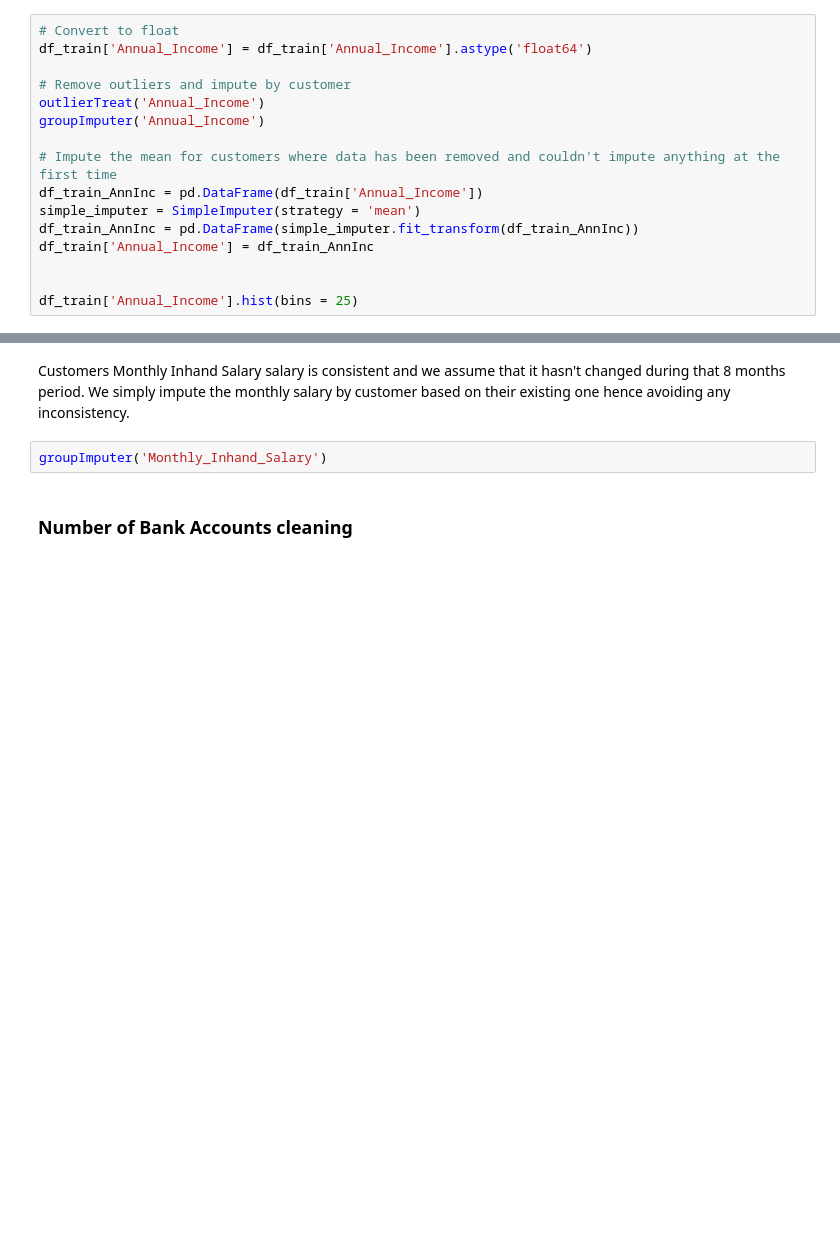
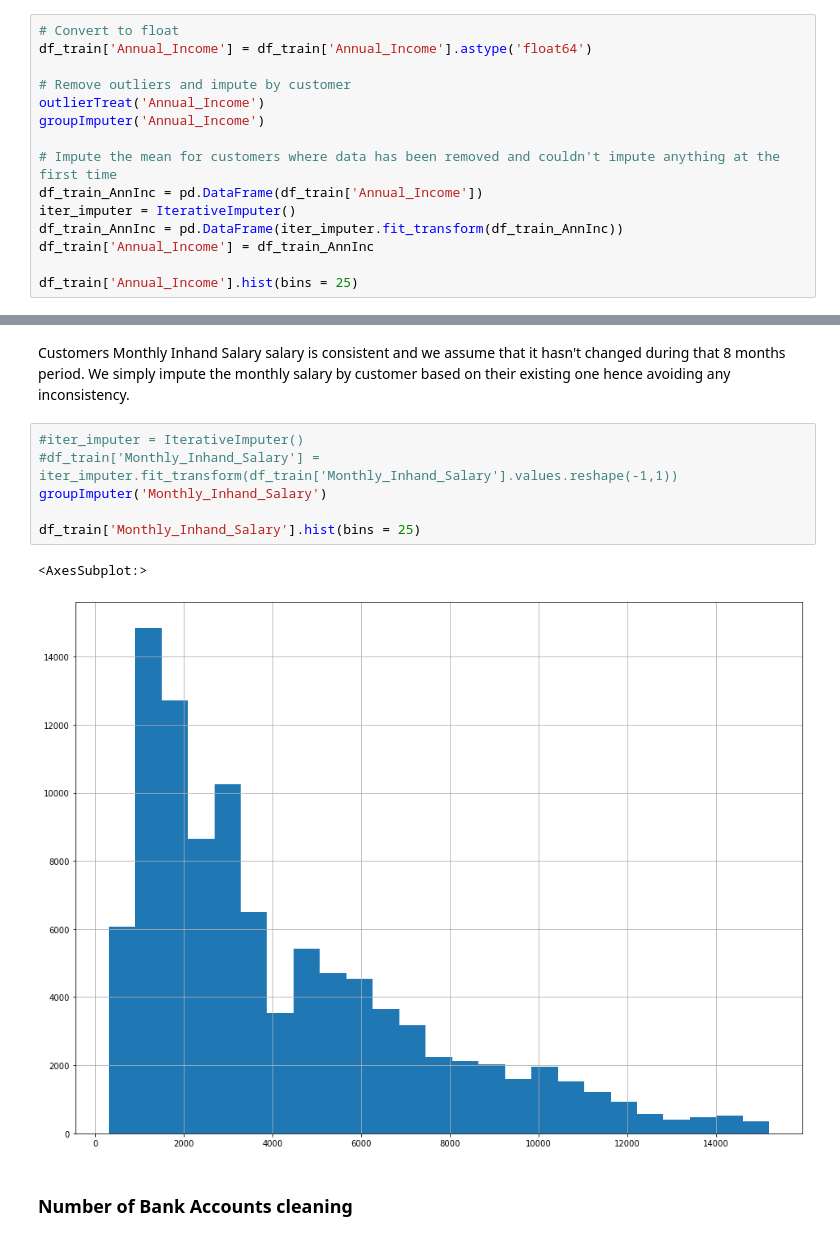
Before and after one commit to ptrGSKA/Credit_Score_Classification, a Jupyter notebook: credit_score_classification.ipynb, the cells around one changed output, grey strips where cells are left out. Cells and saved outputs as stored; diff of their text form; blank space fills up the shorter version.

```diff
--- a/credit_score_classification.ipynb
+++ b/credit_score_classification.ipynb
@@ -394,11 +395,10 @@ groupImputer('Annual_Income')
 
 # Impute the mean for customers where data has been removed and couldn't impute anything at the first time
 df_train_AnnInc = pd.DataFrame(df_train['Annual_Income'])
-simple_imputer = SimpleImputer(strategy = 'mean')
-df_train_AnnInc = pd.DataFrame(simple_imputer.fit_transform(df_train_AnnInc))
+iter_imputer = IterativeImputer()
+df_train_AnnInc = pd.DataFrame(iter_imputer.fit_transform(df_train_AnnInc))
 df_train['Annual_Income'] = df_train_AnnInc
 
-
 df_train['Annual_Income'].hist(bins = 25)
 # %% [output]
 <AxesSubplot:>
@@ -407,8 +407,15 @@ df_train['Annual_Income'].hist(bins = 25)
 ### Monthly Inhand Salary cleaning
 # %% [markdown]
 Customers Monthly Inhand Salary salary is consistent and we assume that it hasn't changed during that 8 months period. We simply impute the monthly salary by customer based on their existing one hence avoiding any inconsistency.
-# %%
-groupImputer('Monthly_Inhand_Salary')
+# %%
+#iter_imputer = IterativeImputer()
+#df_train['Monthly_Inhand_Salary'] = iter_imputer.fit_transform(df_train['Monthly_Inhand_Salary'].values.reshape(-1,1))
+groupImputer('Monthly_Inhand_Salary')
+
+df_train['Monthly_Inhand_Salary'].hist(bins = 25)
+# %% [output]
+<AxesSubplot:>
+[figure, added]
 # %% [markdown]
 ### Number of Bank Accounts cleaning
 # %%
```
Also changed, not shown: parts of 26 cells of this notebook, 2 other files.
